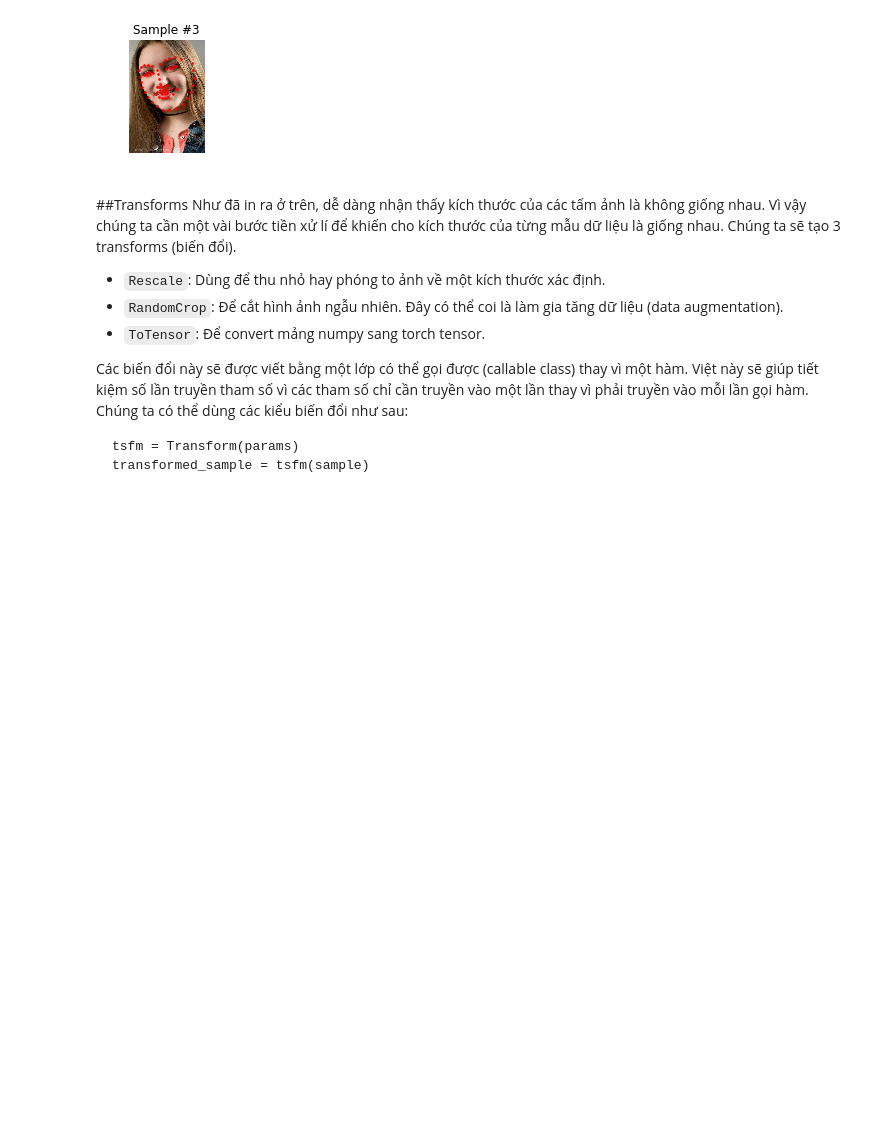
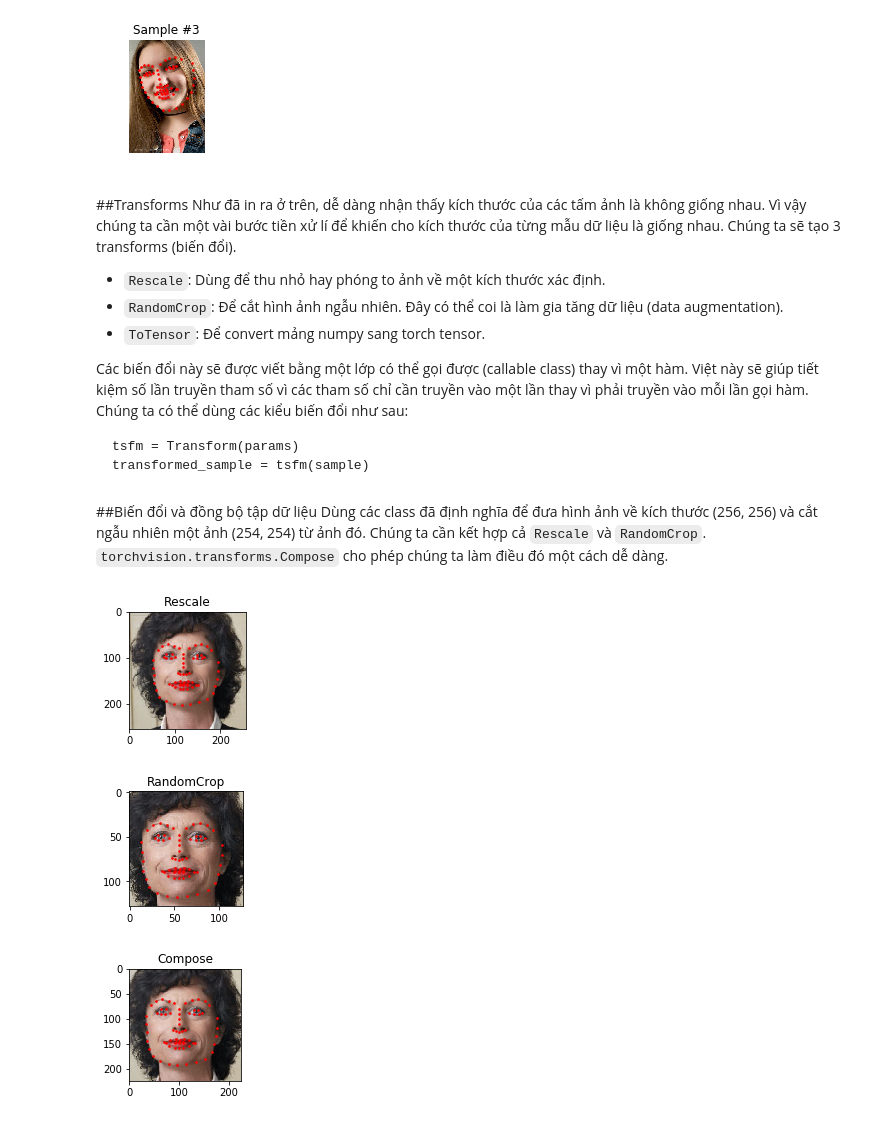
Before and after one commit to vndee/pytorch-vi, a Jupyter notebook: data_loading_tutorial.ipynb, the cells around one changed output. Saved outputs shown, nothing was run; the diff lists cells and outputs as text; code cells hidden in the pictures; blank space fills up the shorter version.

```diff
--- a/data_loading_tutorial.ipynb
+++ b/data_loading_tutorial.ipynb
@@ -234,3 +238,28 @@ class ToTensor(object):
         image = image.transpose((2, 0, 1))
         return {'image': torch.from_numpy(image),
                 'landmarks': torch.from_numpy(landmarks)}
+# %% [markdown]
+##Biến đổi và đồng bộ tập dữ liệu
+Dùng các class đã định nghĩa để đưa hình ảnh về kích thước (256, 256) và cắt ngẫu nhiên một ảnh (254, 254) từ ảnh đó. Chúng ta cần kết hợp cả `Rescale` và `RandomCrop`. `torchvision.transforms.Compose` cho phép chúng ta làm điều đó một cách dễ dàng.
+# %%
+scale = Rescale(256)
+crop = RandomCrop(128)
+composed = transforms.Compose([Rescale(256),
+                               RandomCrop(224)])
+
+# Apply each of the above transforms on sample.
+fig = plt.figure()
+sample = face_dataset[65]
+for i, tsfrm in enumerate([scale, crop, composed]):
+    transformed_sample = tsfrm(sample)
+
+    ax = plt.subplot(1, 3, i + 1)
+    plt.tight_layout()
+    ax.set_title(type(tsfrm).__name__)
+    show_landmarks(**transformed_sample)
+
+plt.show()
+# %% [output]
+[figure, added]
+[figure, added]
+[figure, added]
```
Also changed, not shown: parts of 7 cells of this notebook.
